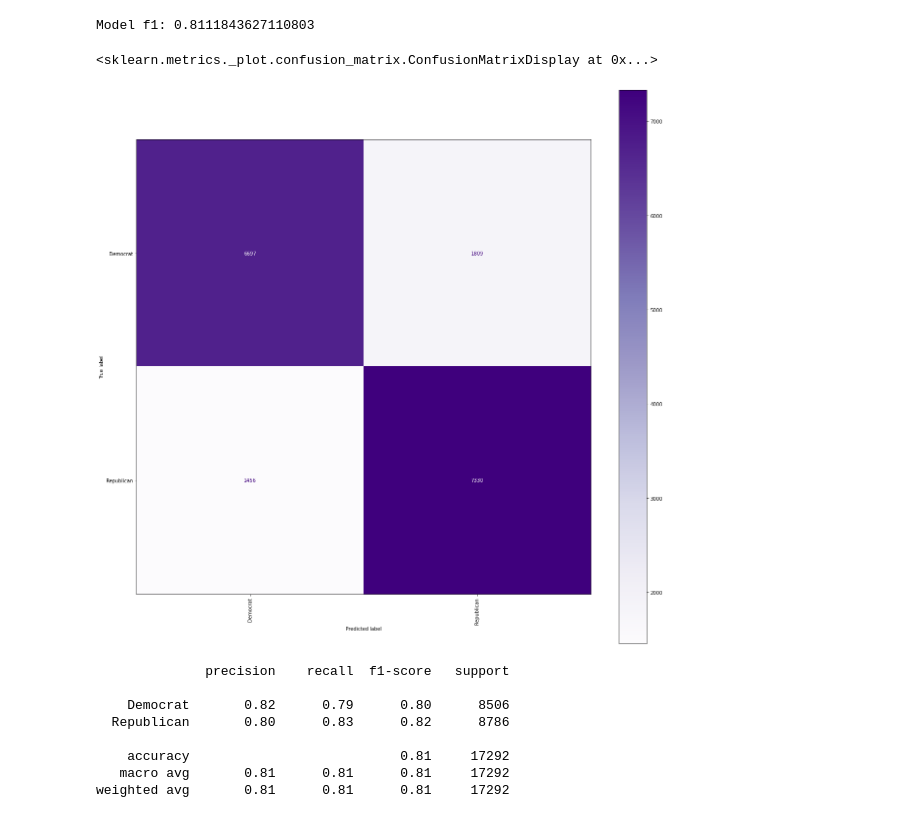
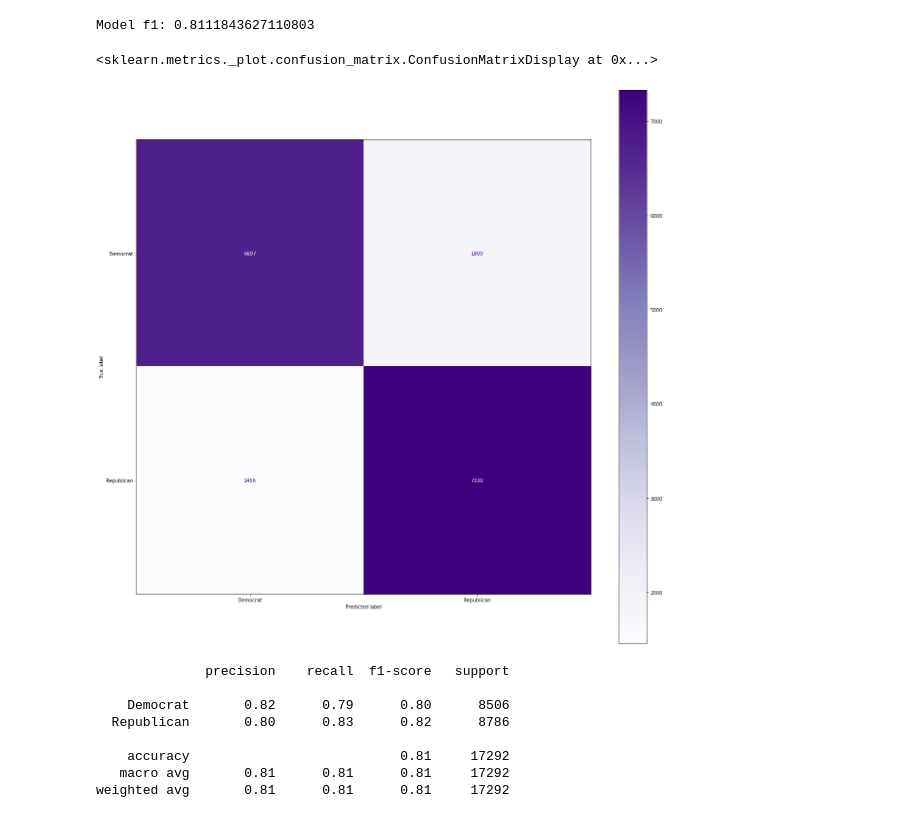
Before and after one commit to AngellicaM/2021-fall-data-science, a Jupyter notebook: Week-06-NLP/Exercise-NLP.ipynb, the cells around one changed output. Drawn from its saved outputs; the diff is of its cells as text; code cells hidden in the pictures.

```diff
--- a/Week-06-NLP/Exercise-NLP.ipynb
+++ b/Week-06-NLP/Exercise-NLP.ipynb
@@ -550,16 +550,16 @@ Model f1: 0.8111843627110803
 # %%
 # Confusion matrix of predictions
 fig, ax = plt.subplots(figsize=(21, 21))
 
 display = plot_confusion_matrix(model, X_test, y_test, display_labels = model.classes_,
                                 cmap = plt.cm.Purples, ax = ax)
 
-plt.xticks(rotation=90)
+plt.xticks()
 
 display
 # %% [output]
 <sklearn.metrics._plot.confusion_matrix.ConfusionMatrixDisplay at 0x...>
-[figure, old version]
+[figure, new version]
 # %%
 # `Classification_report` for all the classes.
 print(classification_report(y_test, y_pred, target_names = model.classes_))
```
Also changed, not shown: parts of 1 cell of this notebook.
